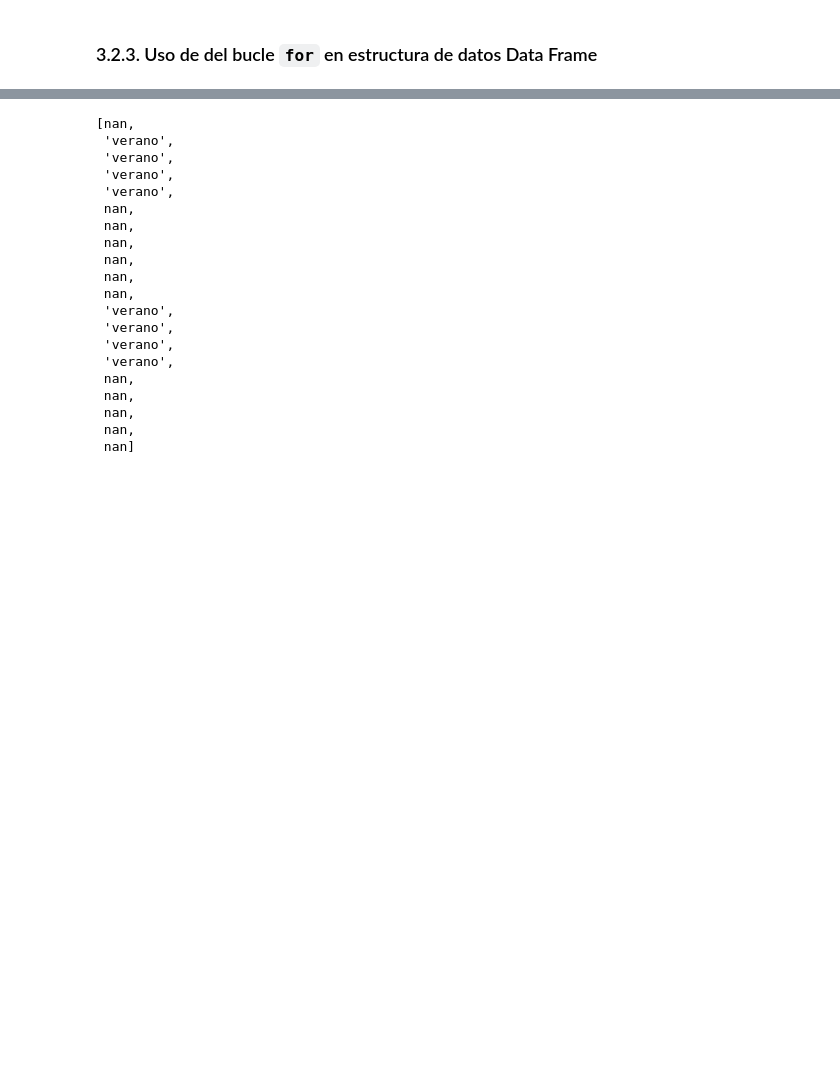
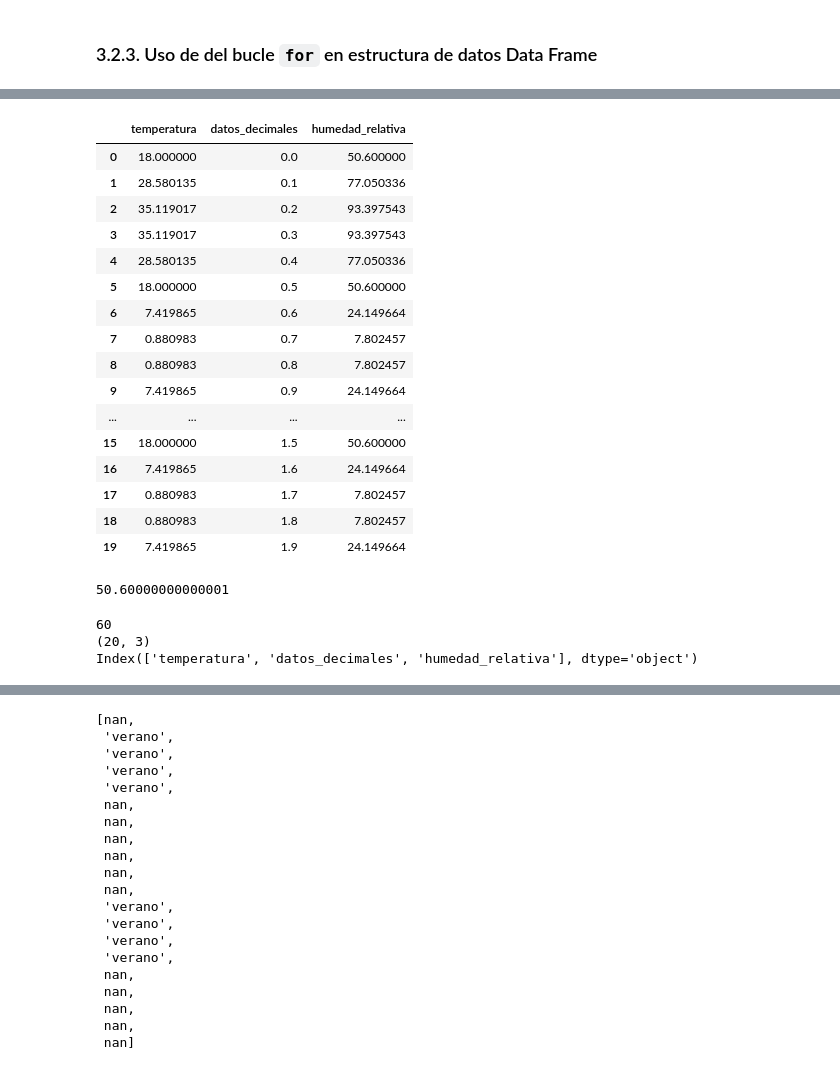
Before and after one commit to vrrp/sachabook_bigdata, a Jupyter notebook: _build/jupyter_execute/docs/03_programación_basica_python_AI.ipynb, the cells around one changed output, grey strips where cells are left out. Drawn from its saved outputs; the diff is of its cells as text; code cells hidden in the pictures; blank space fills up the shorter version.

```diff
--- a/_build/jupyter_execute/docs/03_programación_basica_python_AI.ipynb
+++ b/_build/jupyter_execute/docs/03_programación_basica_python_AI.ipynb
@@ -837,0 +730,40 @@ print(lista_01)
+# %%
+hr = 2.5*temp_aire +5.6
+
+df["humedad_relativa"] = hr
+display(df)
+# %% [output]
+|  | temperatura | datos_decimales | humedad_relativa |
+| 0 | 18.000000 | 0.0 | 50.600000 |
+| 1 | 28.580135 | 0.1 | 77.050336 |
+| 2 | 35.119017 | 0.2 | 93.397543 |
+| 3 | 35.119017 | 0.3 | 93.397543 |
+| 4 | 28.580135 | 0.4 | 77.050336 |
+| 5 | 18.000000 | 0.5 | 50.600000 |
+| 6 | 7.419865 | 0.6 | 24.149664 |
+| 7 | 0.880983 | 0.7 | 7.802457 |
+| 8 | 0.880983 | 0.8 | 7.802457 |
+| 9 | 7.419865 | 0.9 | 24.149664 |
+| ... | ... | ... | ... |
+| 15 | 18.000000 | 1.5 | 50.600000 |
+| 16 | 7.419865 | 1.6 | 24.149664 |
+| 17 | 0.880983 | 1.7 | 7.802457 |
+| 18 | 0.880983 | 1.8 | 7.802457 |
+| 19 | 7.419865 | 1.9 | 24.149664 |
+# %%
+print(df.iloc[5, 2]) # [fila, columna]
+# %% [output]
+50.60000000000001
+# %%
+# numero total de elementos o medidas del data frame
+print(df.size)
+
+# dimensiones del data frame
+print(df.shape)
+
+# nombres de las columnas
+print(df.columns)
+# %% [output]
+60
+(20, 3)
+Index(['temperatura', 'datos_decimales', 'humedad_relativa'], dtype='object')
```
Also changed, not shown: parts of 41 cells of this notebook, 5 other files.
